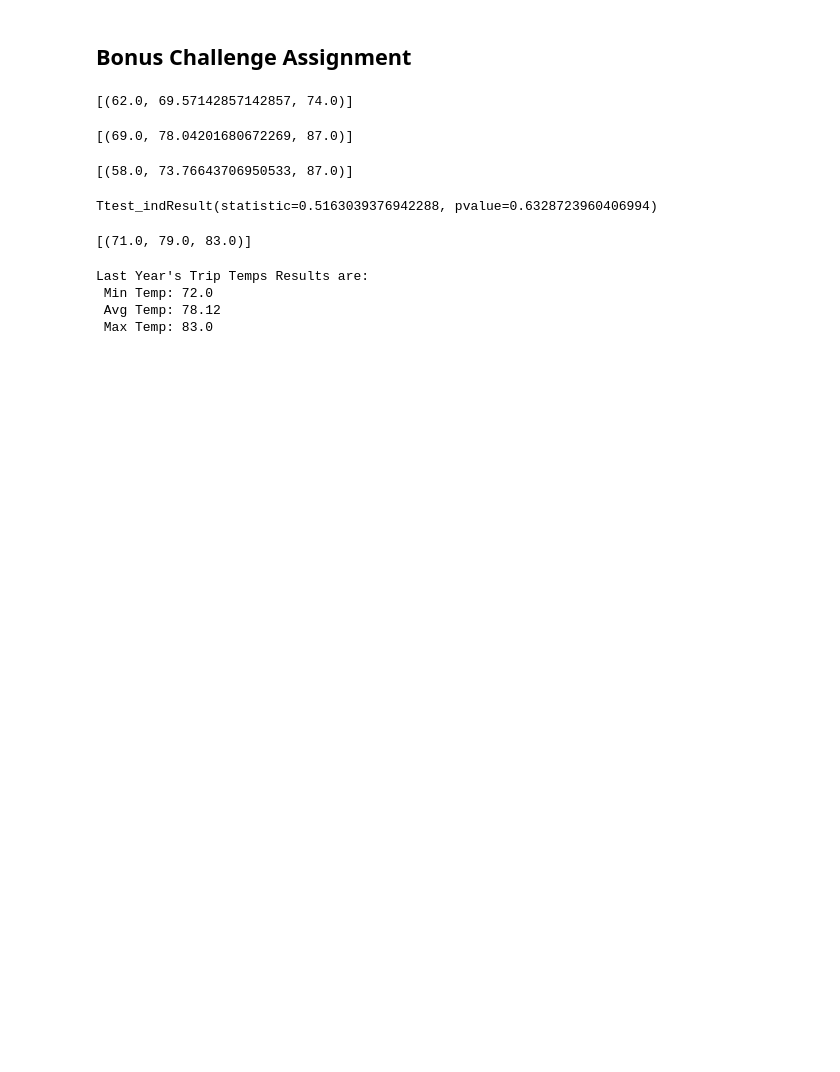
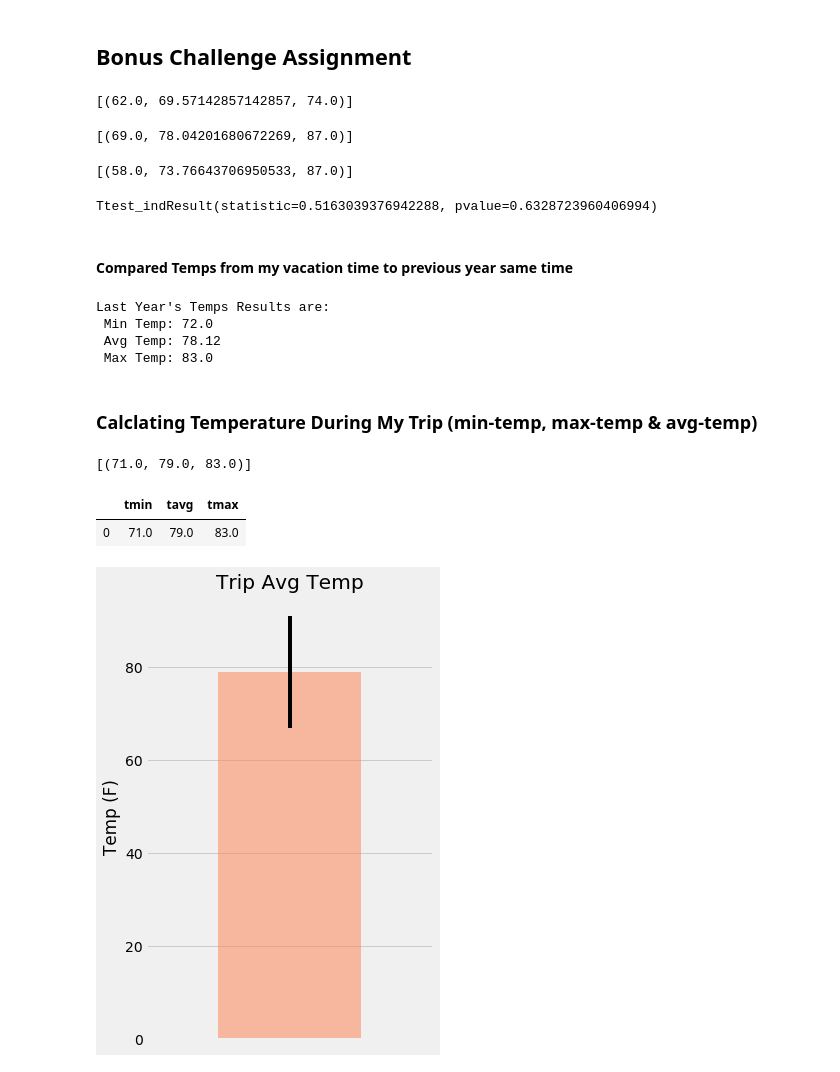
Before and after one commit to fereshtehaghaei/Climate-Analysis-SQLAlchemy, a Jupyter notebook: climate_starter.ipynb, the cells around one changed output. Drawn from its saved outputs; the diff is of its cells as text; code cells hidden in the pictures; blank space fills up the shorter version.

```diff
--- a/climate_starter.ipynb
+++ b/climate_starter.ipynb
@@ -430,4 +430,23 @@ twosample_results = scipy.stats.ttest_ind(june[0], december[0])
 twosample_results
 # %% [output]
 Ttest_indResult(statistic=0.5163039376942288, pvalue=0.6328723960406994)
+# %% [markdown]
+#### Compared Temps from my vacation time to previous year same time
+# %%
+# Use your previous function `calc_temps` to calculate the tmin, tavg, and tmax
+# for your trip using the previous year's data for those same dates.
+previous_year_start = dt.date(2017,8,1) - dt.timedelta(days=365)
+previous_year_end = dt.date(2017,8,9) - dt.timedelta(days=365)
+# print(previous_year_start)
+# print(previous_year_end)
+
+previous_year_temps = calc_temps(previous_year_start, previous_year_end)
+print (f"Last Year's Temps Results are: \n Min Temp: {trip_temps[0][0]} \n Avg Temp: {round(trip_temps[0][1],2)} \n Max Temp: {trip_temps[0][2]}")
+# %% [output]
+Last Year's Temps Results are:
+ Min Temp: 72.0
+ Avg Temp: 78.12
+ Max Temp: 83.0
+# %% [markdown]
+### Calclating Temperature During My Trip  (min-temp, max-temp & avg-temp)
 # %%
@@ -437,21 +455,28 @@ my_trip = calc_temps('2017-08-01', '2017-08-09')
 my_trip
 # %% [output]
 [(71.0, 79.0, 83.0)]
-# %%
-previous_year_start = dt.date(2017,8,1) - dt.timedelta(days=365)
-previous_year_end = dt.date(2017,8,9) - dt.timedelta(days=365)
-# print(previous_year_start)
-# print(previous_year_end)
-
-trip_temps = calc_temps(previous_year_start, previous_year_end)
-print (f"Last Year's Trip Temps Results are: \n Min Temp: {trip_temps[0][0]} \n Avg Temp: {round(trip_temps[0][1],2)} \n Max Temp: {trip_temps[0][2]}")
-# %% [output]
-Last Year's Trip Temps Results are:
- Min Temp: 72.0
- Avg Temp: 78.12
- Max Temp: 83.0
+# %%
+# Create a dataframe using the result
+previous_year_temps_df = pd.DataFrame(my_trip, columns=["tmin", "tavg","tmax"])
+previous_year_temps_df
+# %% [output]
+|  | tmin | tavg | tmax |
+| 0 | 71.0 | 79.0 | 83.0 |
 # %%
 # Plot the results from your previous query as a bar chart.
 # Use "Trip Avg Temp" as your Title
 # Use the average temperature for the y value
 # Use the peak-to-peak (tmax-tmin) value as the y error bar (yerr)
+
+y= "tavg"
+title = 'Trip Avg Temp'
+error = [previous_year_temps_df["tmax"]-previous_year_temps_df["tmin"]]
+
+previous_year_temps_df.plot(kind = 'bar', y='tavg', yerr= error, title="Trip Avg Temp", color="coral", alpha=0.5, figsize=(5,7), legend=None)
+plt.xticks([])
+plt.ylabel("Temp (F)")
+plt.tight_layout()
+plt.savefig("Images/trip_average_temperature.png")
+plt.show()
+# %% [output]
+[figure, added]
```
Also changed, not shown: parts of 5 cells of this notebook.
